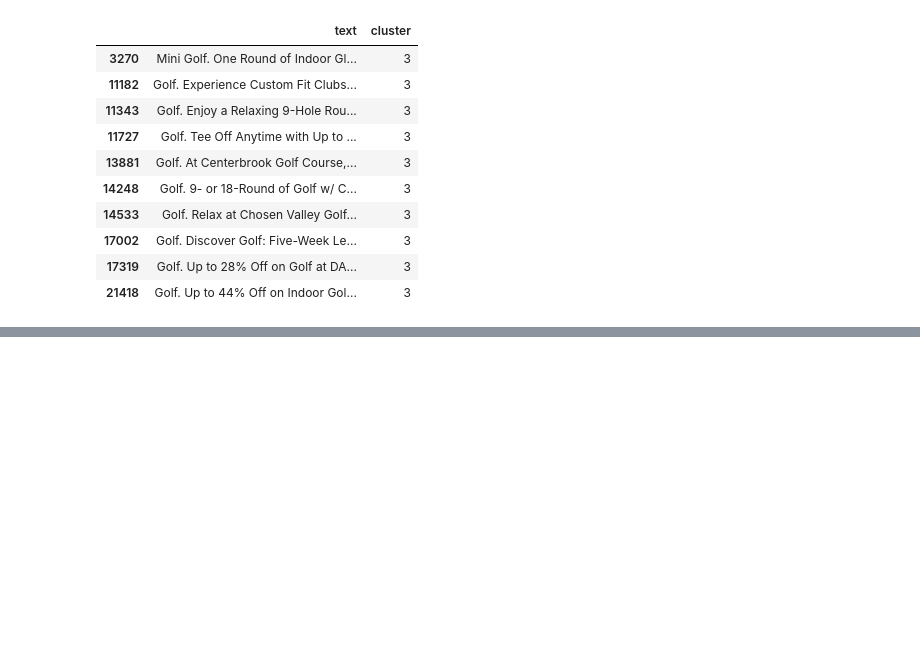
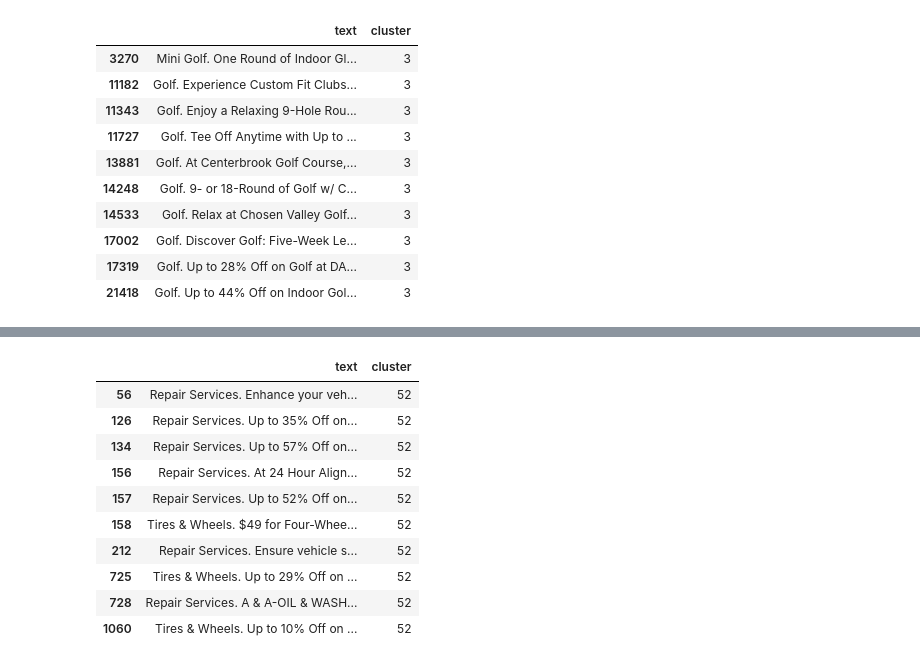
Before and after one commit to zphilippcz/research, a Jupyter notebook: clusters/deal_clusters.ipynb, the cells around one changed output, grey strips where cells are left out. Cells and saved outputs as stored; diff of their text form; code cells hidden in the pictures; blank space fills up the shorter version.

```diff
--- a/clusters/deal_clusters.ipynb
+++ b/clusters/deal_clusters.ipynb
@@ -113,0 +156,14 @@ df[['text', 'cluster']].query("cluster == 3").head(10)
+# %%
+df[['text', 'cluster']].query("cluster == 52").head(10)
+# %% [output]
+|  | text | cluster |
+| 56 | Repair Services. Enhance your veh... | 52 |
+| 126 | Repair Services. Up to 35% Off on... | 52 |
+| 134 | Repair Services. Up to 57% Off on... | 52 |
+| 156 | Repair Services. At 24 Hour Align... | 52 |
+| 157 | Repair Services. Up to 52% Off on... | 52 |
+| 158 | Tires & Wheels. $49 for Four-Whee... | 52 |
+| 212 | Repair Services. Ensure vehicle s... | 52 |
+| 725 | Tires & Wheels. Up to 29% Off on ... | 52 |
+| 728 | Repair Services. A & A-OIL & WASH... | 52 |
+| 1060 | Tires & Wheels. Up to 10% Off on ... | 52 |
```
Also changed, not shown: parts of 11 cells of this notebook.
